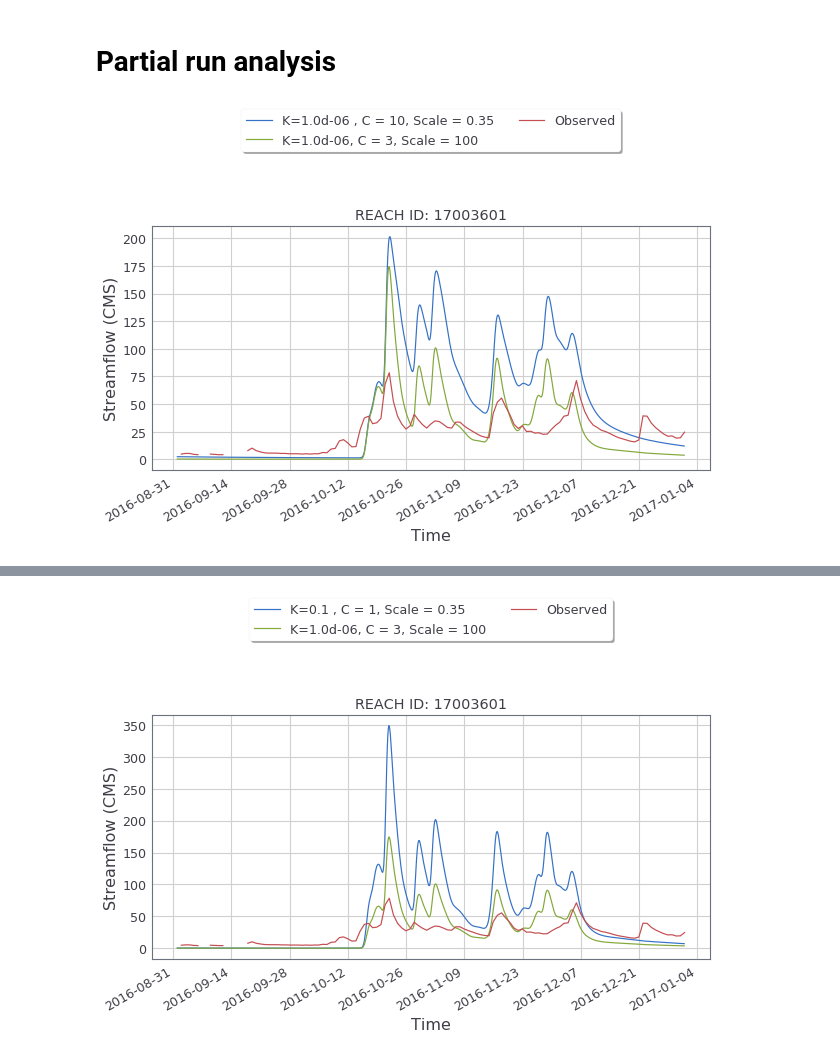
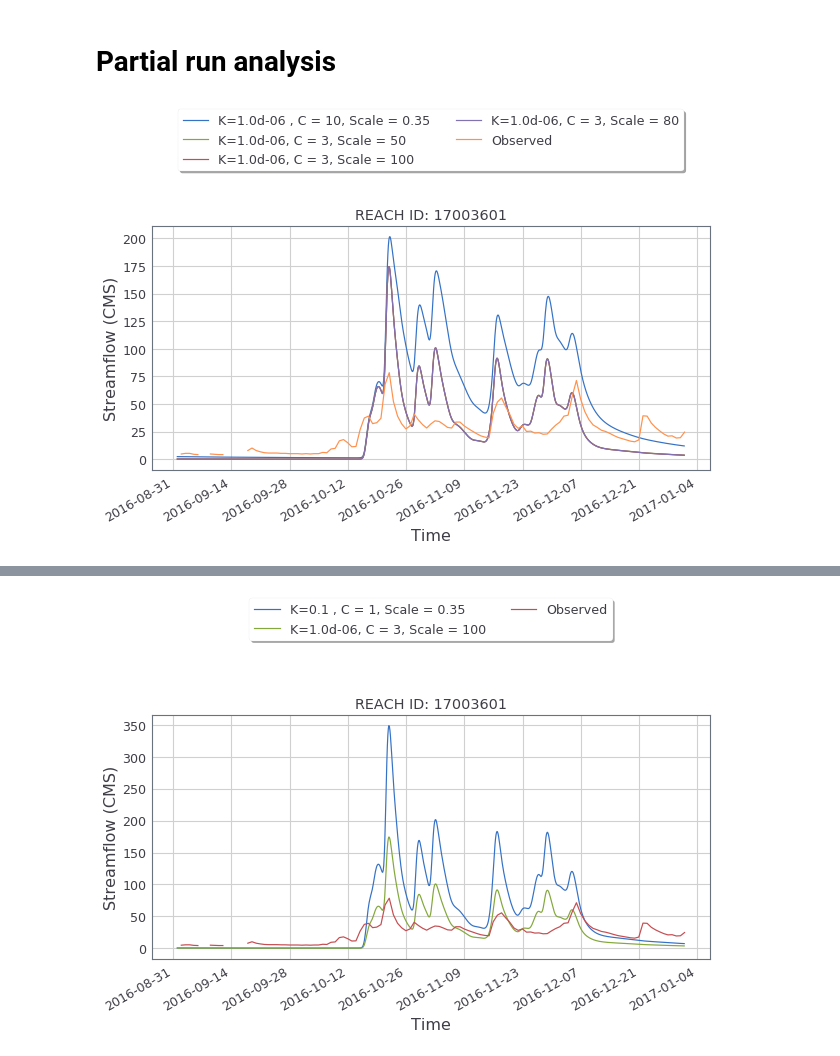
Before and after one commit to hydrofcst/luit, a Jupyter notebook: bigBucktparametersensitivity.ipynb, the cells around one changed output, grey strips where cells are left out. Saved outputs shown, nothing was run; the diff lists cells and outputs as text; code cells hidden in the pictures.

Commit message:
Param sensitivity using summerLAI values

```diff
--- a/bigBucktparametersensitivity.ipynb
+++ b/bigBucktparametersensitivity.ipynb
@@ -37,8 +41,8 @@ t4 = xr.open_dataset('/glade/p/work/manab/SHARP/PNW_route/output/paramtest4.nc')
 t5 = xr.open_dataset('/glade/p/work/manab/SHARP/PNW_route/output/paramtest5.nc').set_index(sSeg = 'reachID')
 t6 = xr.open_dataset('/glade/p/work/manab/SHARP/PNW_route/output/paramtest6.nc').set_index(sSeg = 'reachID')
 t7 = xr.open_dataset('/glade/p/work/manab/SHARP/PNW_route/output/paramtest7.nc').set_index(sSeg = 'reachID')
-t8 = xr.open_dataset('/glade/p/work/manab/SHARP/PNW_route/output/paramtest7.nc').set_index(sSeg = 'reachID')
-t9 = xr.open_dataset('/glade/p/work/manab/SHARP/PNW_route/output/paramtest7.nc').set_index(sSeg = 'reachID')
+t8 = xr.open_dataset('/glade/p/work/manab/SHARP/PNW_route/output/paramtest8.nc').set_index(sSeg = 'reachID')
+t9 = xr.open_dataset('/glade/p/work/manab/SHARP/PNW_route/output/paramtest9.nc').set_index(sSeg = 'reachID')
 # %% [markdown]
 # Full run analysis
 # %%
@@ -148,31 +133,32 @@ plt.show()
 # %%
 #Plotting all parameter tests
 sid = 17003601
 starttime = '2016-09-01'
 endtime = '2016-12-31'
 
 #PLOT
 plt.figure(figsize=(10,5))
 
 #t1.sel(sSeg = sid)['KWTroutedRunoff'].loc[starttime:endtime].plot(label='K=1.0d-06 , C = 1, Scale = 0.35')
 t2.sel(sSeg = sid)['KWTroutedRunoff'].loc[starttime:endtime].plot(label='K=1.0d-06 , C = 10, Scale = 0.35')
 #t3.sel(sSeg = sid)['KWTroutedRunoff'].loc[starttime:endtime].plot(label='K=0.1 , C = 10, Scale = 0.35')
 #t4.sel(sSeg = sid)['KWTroutedRunoff'].loc[starttime:endtime].plot(label='K=0.1 , C = 1, Scale = 0.35')
 #t5.sel(sSeg = sid)['KWTroutedRunoff'].loc[starttime:endtime].plot(label='K=1.0d-06, C = 2, Scale = 1')
 #t6.sel(sSeg = sid)['KWTroutedRunoff'].loc[starttime:endtime].plot(label='K=1.0d-06, C = 2, Scale = 0.2')
-#t7.sel(sSeg = sid)['KWTroutedRunoff'].loc[starttime:endtime].plot(label='K=1.0d-06, C = 3, Scale = 50')
+t7.sel(sSeg = sid)['KWTroutedRunoff'].loc[starttime:endtime].plot(label='K=1.0d-06, C = 3, Scale = 50')
 t8.sel(sSeg = sid)['KWTroutedRunoff'].loc[starttime:endtime].plot(label='K=1.0d-06, C = 3, Scale = 100')
+t9.sel(sSeg = sid)['KWTroutedRunoff'].loc[starttime:endtime].plot(label='K=1.0d-06, C = 3, Scale = 80')
 (obs['flow'].loc[starttime:endtime]).plot(label='Observed')
 
 
 plt.ylabel('Streamflow (CMS)', fontsize=16)
 plt.xlabel('Time', fontsize=16)
 plt.title('REACH ID: %i' %sid)
 plt.legend(loc='upper center', bbox_to_anchor=(0.5, 1.5), ncol=2, fancybox=True, shadow=True)
 plt.savefig('figures/bigbucktparamsens.png', bbox_inches='tight', dpi=300)
 plt.show()
 # %% [output]
-[figure, old version]
+[figure, new version]
 # %%
 #Plot forcing and diagnostic variables
 hid = 17007511
```
Also changed, not shown: parts of 10 cells of this notebook, 6 other files.
